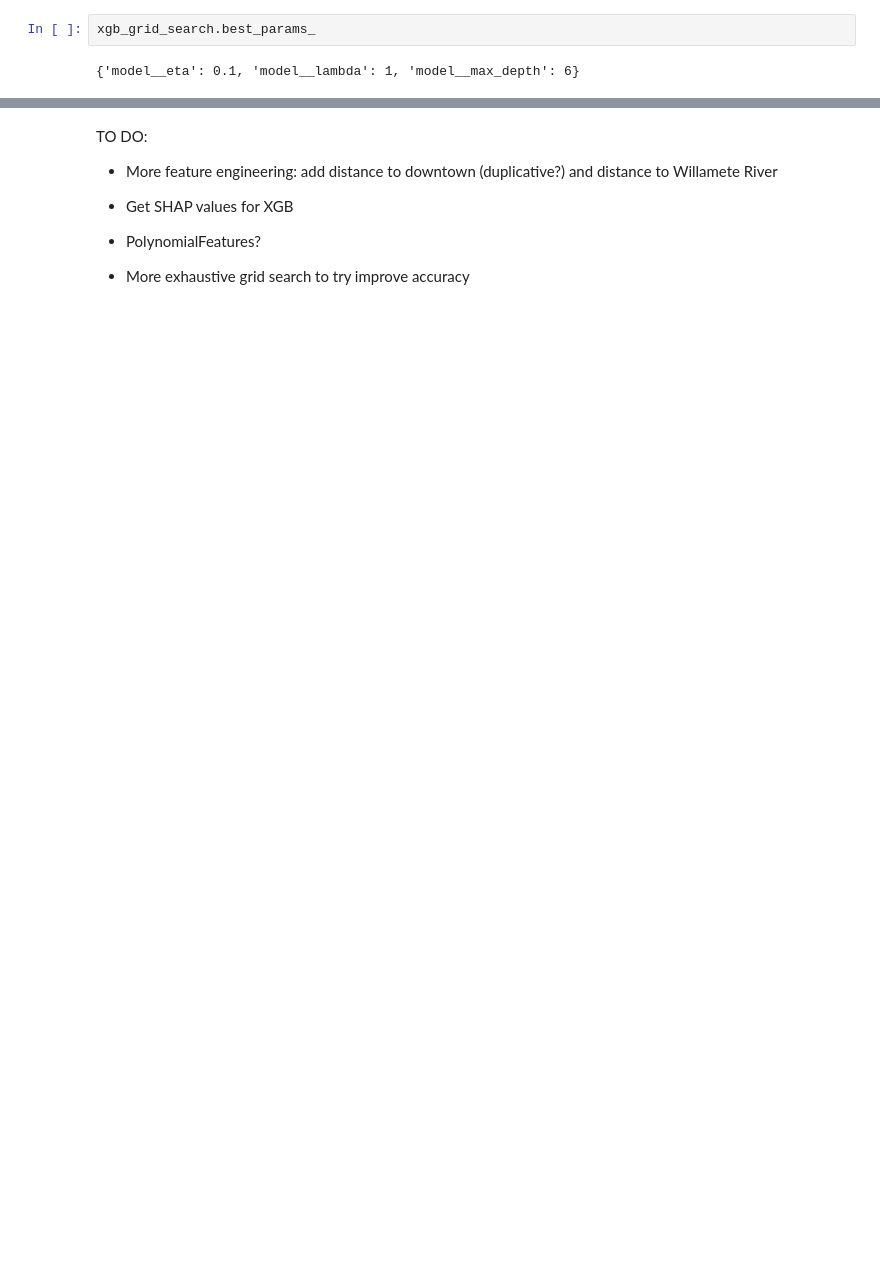
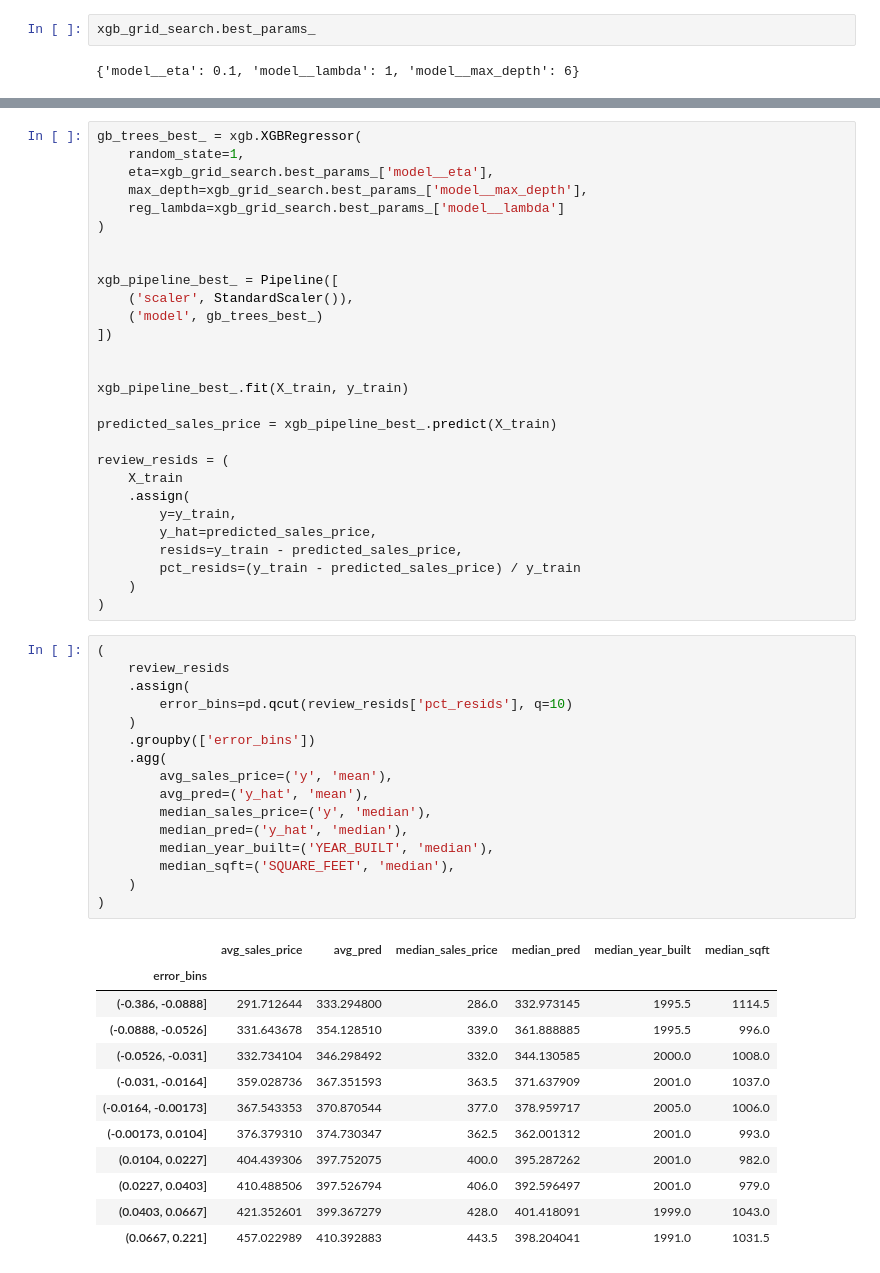
Before and after one commit to buchmayne/condo, a Jupyter notebook: Model.ipynb, the cells around one changed output, grey strips where cells are left out. Drawn from its saved outputs; the diff is of its cells as text; blank space fills up the shorter version.

```diff
--- a/Model.ipynb
+++ b/Model.ipynb
@@ -190,10 +194,57 @@ Std:  3.585208861003489
-# %% [markdown]
-TO DO:
-
-* More feature engineering: add distance to downtown (duplicative?) and distance to Willamete River
-
-* Get SHAP values for XGB
-
-* PolynomialFeatures?
-
-* More exhaustive grid search to try improve accuracy
+# %%
+gb_trees_best_ = xgb.XGBRegressor(
+    random_state=1,
+    eta=xgb_grid_search.best_params_['model__eta'],
+    max_depth=xgb_grid_search.best_params_['model__max_depth'],
+    reg_lambda=xgb_grid_search.best_params_['model__lambda']
+)
+
+
+xgb_pipeline_best_ = Pipeline([
+    ('scaler', StandardScaler()),
+    ('model', gb_trees_best_)
+])
+
+
+xgb_pipeline_best_.fit(X_train, y_train)
+
+predicted_sales_price = xgb_pipeline_best_.predict(X_train)
+
+review_resids = (
+    X_train
+    .assign(
+        y=y_train,
+        y_hat=predicted_sales_price,
+        resids=y_train - predicted_sales_price,
+        pct_resids=(y_train - predicted_sales_price) / y_train
+    )
+)
+# %%
+(
+    review_resids
+    .assign(
+        error_bins=pd.qcut(review_resids['pct_resids'], q=10)
+    )
+    .groupby(['error_bins'])
+    .agg(
+        avg_sales_price=('y', 'mean'),
+        avg_pred=('y_hat', 'mean'),
+        median_sales_price=('y', 'median'),
+        median_pred=('y_hat', 'median'),
+        median_year_built=('YEAR_BUILT', 'median'),
+        median_sqft=('SQUARE_FEET', 'median'),
+    )
+)
+# %% [output]
+|  | avg_sales_price | avg_pred | median_sales_price | median_pred | median_year_built | median_sqft |
+| error_bins |  |  |  |  |  |  |
+| (-0.386, -0.0888] | 291.712644 | 333.294800 | 286.0 | 332.973145 | 1995.5 | 1114.5 |
+| (-0.0888, -0.0526] | 331.643678 | 354.128510 | 339.0 | 361.888885 | 1995.5 | 996.0 |
+| (-0.0526, -0.031] | 332.734104 | 346.298492 | 332.0 | 344.130585 | 2000.0 | 1008.0 |
+| (-0.031, -0.0164] | 359.028736 | 367.351593 | 363.5 | 371.637909 | 2001.0 | 1037.0 |
+| (-0.0164, -0.00173] | 367.543353 | 370.870544 | 377.0 | 378.959717 | 2005.0 | 1006.0 |
+| (-0.00173, 0.0104] | 376.379310 | 374.730347 | 362.5 | 362.001312 | 2001.0 | 993.0 |
+| (0.0104, 0.0227] | 404.439306 | 397.752075 | 400.0 | 395.287262 | 2001.0 | 982.0 |
+| (0.0227, 0.0403] | 410.488506 | 397.526794 | 406.0 | 392.596497 | 2001.0 | 979.0 |
+| (0.0403, 0.0667] | 421.352601 | 399.367279 | 428.0 | 401.418091 | 1999.0 | 1043.0 |
+| (0.0667, 0.221] | 457.022989 | 410.392883 | 443.5 | 398.204041 | 1991.0 | 1031.5 |
```
Also changed, not shown: parts of 8 cells of this notebook.
